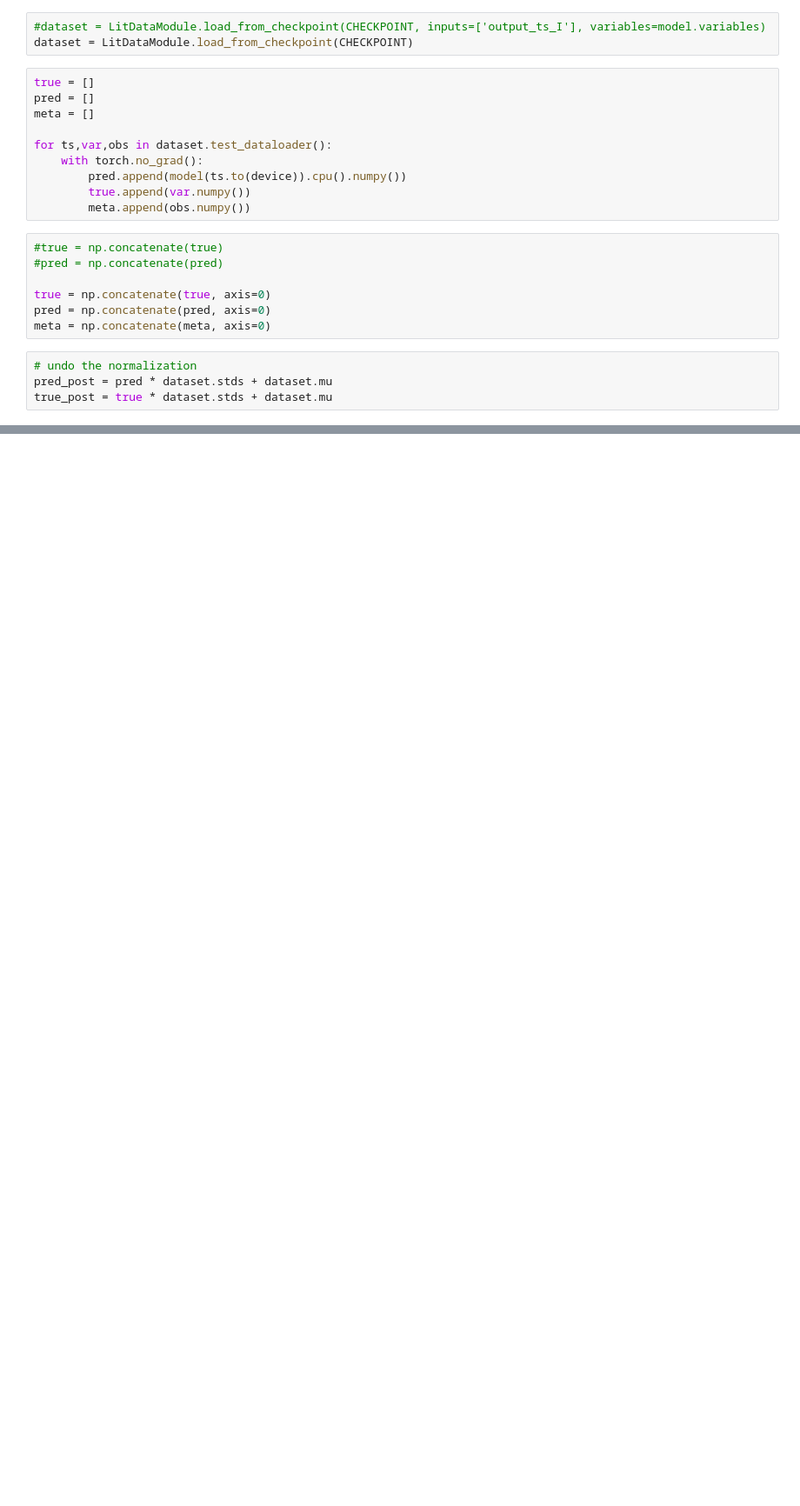
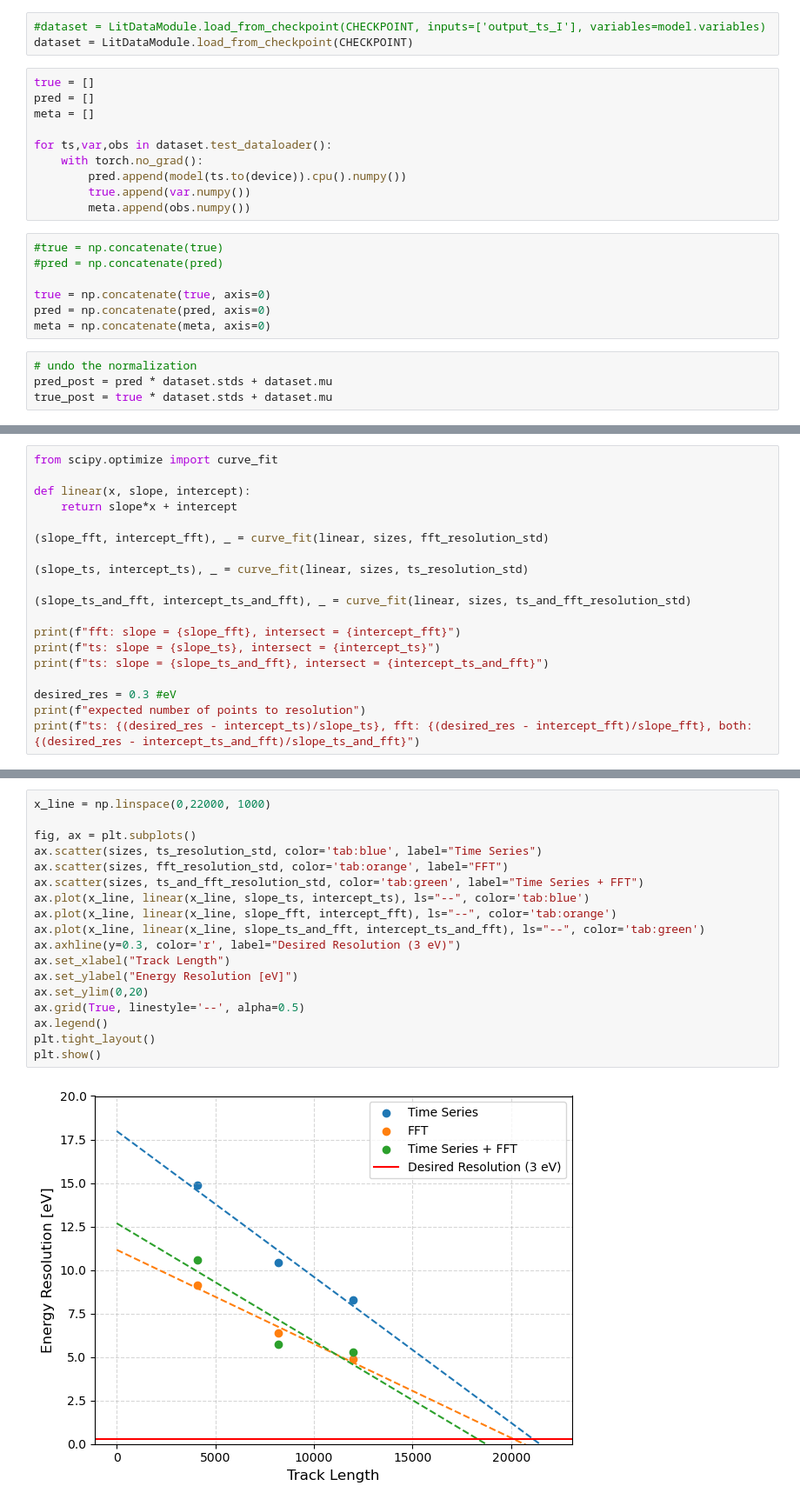
Before and after one commit to chreissel/neutrino_project, a Jupyter notebook: eval.ipynb, the cells around one changed output, grey strips where cells are left out. Shown at 87% size. Saved outputs shown, nothing was run; the diff lists cells and outputs as text; blank space fills up the shorter version.

```diff
--- a/eval.ipynb
+++ b/eval.ipynb
@@ -113,0 +157,19 @@ plt.show()
+# %%
+from scipy.optimize import curve_fit
+
+def linear(x, slope, intercept):
+    return slope*x + intercept
+
+(slope_fft, intercept_fft), _ = curve_fit(linear, sizes, fft_resolution_std)
+
+(slope_ts, intercept_ts), _ = curve_fit(linear, sizes, ts_resolution_std)
+
+(slope_ts_and_fft, intercept_ts_and_fft), _ = curve_fit(linear, sizes, ts_and_fft_resolution_std)
+
+print(f"fft: slope = {slope_fft}, intersect = {intercept_fft}")
+print(f"ts: slope = {slope_ts}, intersect = {intercept_ts}")
+print(f"ts: slope = {slope_ts_and_fft}, intersect = {intercept_ts_and_fft}")
+
+desired_res = 0.3 #eV
+print(f"expected number of points to resolution")
+print(f"ts: {(desired_res - intercept_ts)/slope_ts}, fft: {(desired_res - intercept_fft)/slope_fft}, both: {(desired_res - intercept_ts_and_fft)/slope_ts_and_fft}")
@@ -113,0 +182,20 @@ plt.show()
+# %%
+x_line = np.linspace(0,22000, 1000)
+
+fig, ax = plt.subplots()
+ax.scatter(sizes, ts_resolution_std, color='tab:blue', label="Time Series")
+ax.scatter(sizes, fft_resolution_std, color='tab:orange', label="FFT")
+ax.scatter(sizes, ts_and_fft_resolution_std, color='tab:green', label="Time Series + FFT")
+ax.plot(x_line, linear(x_line, slope_ts, intercept_ts), ls="--", color='tab:blue')
+ax.plot(x_line, linear(x_line, slope_fft, intercept_fft), ls="--", color='tab:orange')
+ax.plot(x_line, linear(x_line, slope_ts_and_fft, intercept_ts_and_fft), ls="--", color='tab:green')
+ax.axhline(y=0.3, color='r', label="Desired Resolution (3 eV)")
+ax.set_xlabel("Track Length")
+ax.set_ylabel("Energy Resolution [eV]")
+ax.set_ylim(0,20)
+ax.grid(True, linestyle='--', alpha=0.5)
+ax.legend()
+plt.tight_layout()
+plt.show()
+# %% [output]
+[figure, added]
```
Also changed, not shown: parts of 10 cells of this notebook, 4 other files.
